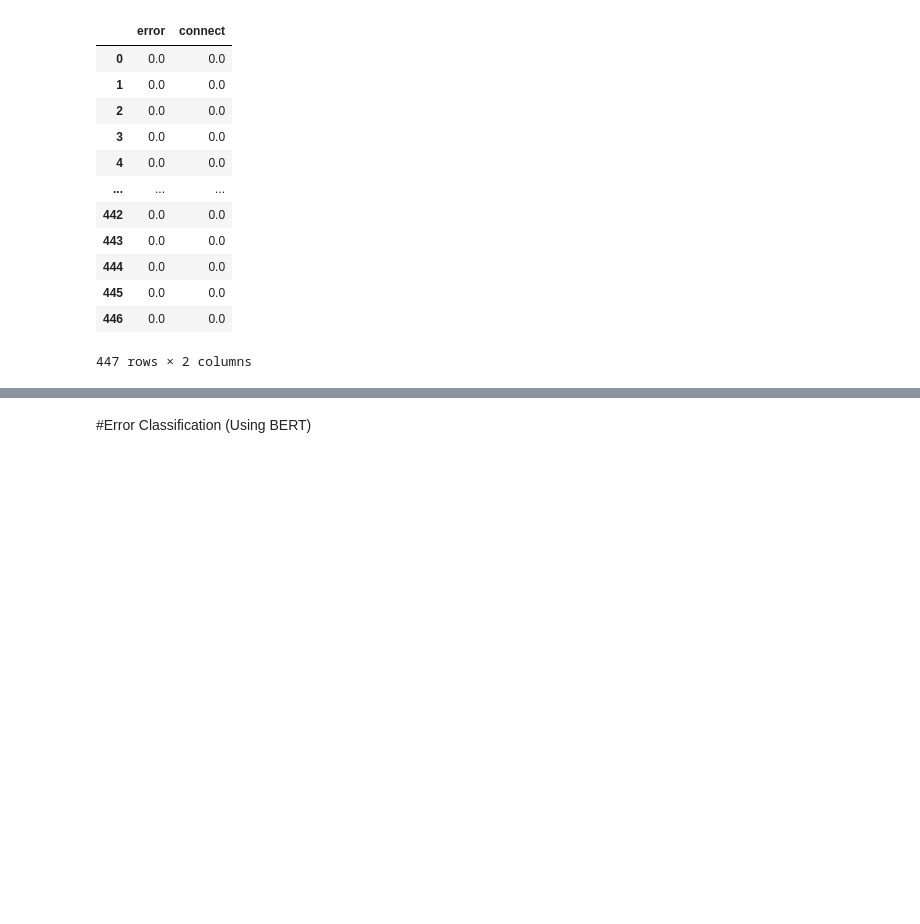
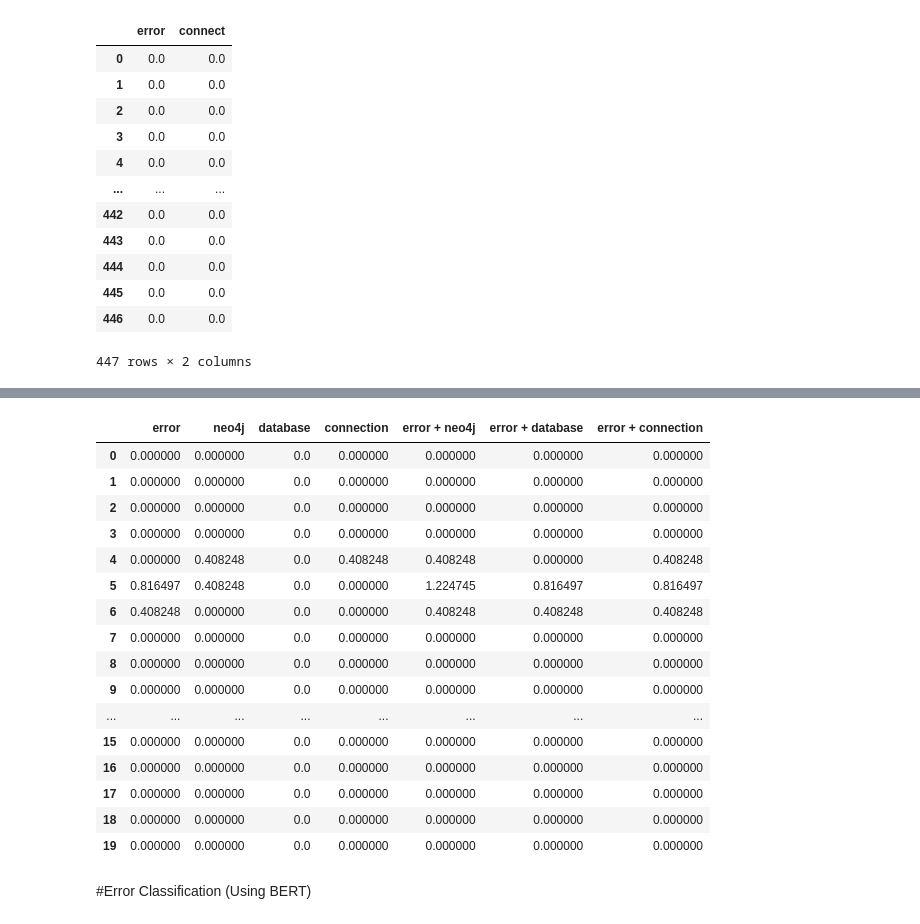
Before and after one commit to P4P3RCL1P/HopLogData, a Jupyter notebook: Log_file_root_cause_analysis.ipynb, the cells around one changed output, grey strips where cells are left out. Cells and saved outputs as stored; diff of their text form; code cells hidden in the pictures; blank space fills up the shorter version.

```diff
--- a/Log_file_root_cause_analysis.ipynb
+++ b/Log_file_root_cause_analysis.ipynb
@@ -927,14 +1016,32 @@ trainTFIDFDf.error + trainTFIDFDf.neo4j
 # %%
 errorsByCorrelation = pd.DataFrame({
-    'error': test.error,
-    'neo4j': test.neo4j,
-    'database':test.db,
-    'connection': test.connect,
-    'error + neo4j': test.error + test.neo4j,
-    'error + database': test.db + test.error,
-    'error + connection': test.error + test.connect
+    'error': trainTFIDFDf.error,
+    'neo4j': trainTFIDFDf.neo4j,
+    'database':trainTFIDFDf.db,
+    'connection': trainTFIDFDf.connect,
+    'error + neo4j': trainTFIDFDf.error + trainTFIDFDf.neo4j,
+    'error + database': trainTFIDFDf.db + trainTFIDFDf.error,
+    'error + connection': trainTFIDFDf.error + trainTFIDFDf.connect
 })
 errorsByCorrelation.head(20)
+# %% [output]
+|  | error | neo4j | database | connection | error + neo4j | error + database | error + connection |
+| 0 | 0.000000 | 0.000000 | 0.0 | 0.000000 | 0.000000 | 0.000000 | 0.000000 |
+| 1 | 0.000000 | 0.000000 | 0.0 | 0.000000 | 0.000000 | 0.000000 | 0.000000 |
+| 2 | 0.000000 | 0.000000 | 0.0 | 0.000000 | 0.000000 | 0.000000 | 0.000000 |
+| 3 | 0.000000 | 0.000000 | 0.0 | 0.000000 | 0.000000 | 0.000000 | 0.000000 |
+| 4 | 0.000000 | 0.408248 | 0.0 | 0.408248 | 0.408248 | 0.000000 | 0.408248 |
+| 5 | 0.816497 | 0.408248 | 0.0 | 0.000000 | 1.224745 | 0.816497 | 0.816497 |
+| 6 | 0.408248 | 0.000000 | 0.0 | 0.000000 | 0.408248 | 0.408248 | 0.408248 |
+| 7 | 0.000000 | 0.000000 | 0.0 | 0.000000 | 0.000000 | 0.000000 | 0.000000 |
+| 8 | 0.000000 | 0.000000 | 0.0 | 0.000000 | 0.000000 | 0.000000 | 0.000000 |
+| 9 | 0.000000 | 0.000000 | 0.0 | 0.000000 | 0.000000 | 0.000000 | 0.000000 |
+| ... | ... | ... | ... | ... | ... | ... | ... |
+| 15 | 0.000000 | 0.000000 | 0.0 | 0.000000 | 0.000000 | 0.000000 | 0.000000 |
+| 16 | 0.000000 | 0.000000 | 0.0 | 0.000000 | 0.000000 | 0.000000 | 0.000000 |
+| 17 | 0.000000 | 0.000000 | 0.0 | 0.000000 | 0.000000 | 0.000000 | 0.000000 |
+| 18 | 0.000000 | 0.000000 | 0.0 | 0.000000 | 0.000000 | 0.000000 | 0.000000 |
+| 19 | 0.000000 | 0.000000 | 0.0 | 0.000000 | 0.000000 | 0.000000 | 0.000000 |
 # %%
 train.iloc[[47,5,39,32,71,40,25,65,27,66,42,6,42,6,72,68,74,64]]
 # %% [markdown]
```
Also changed, not shown: parts of 11 cells of this notebook.
